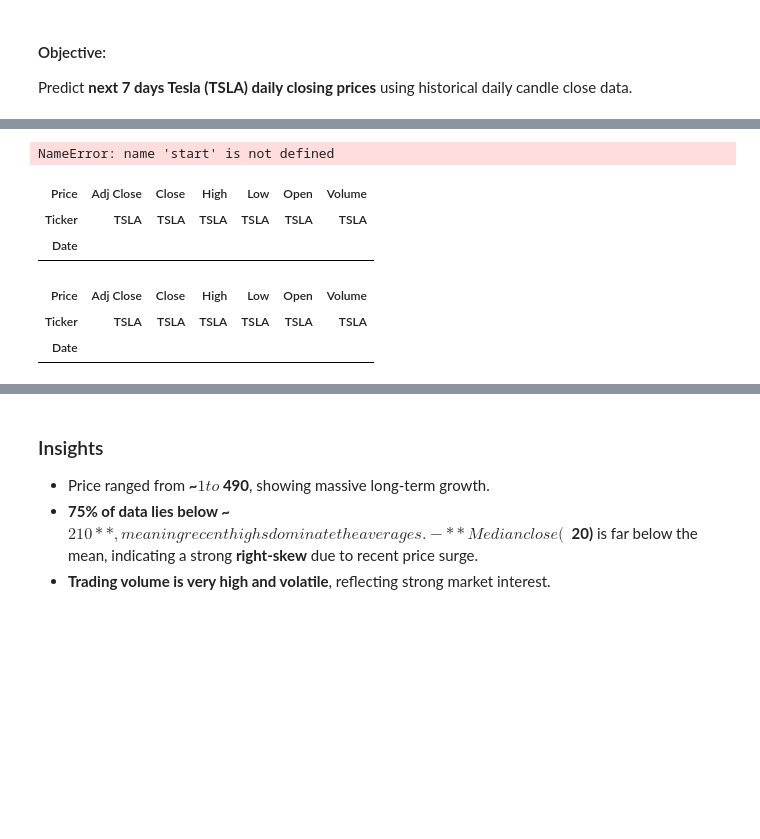
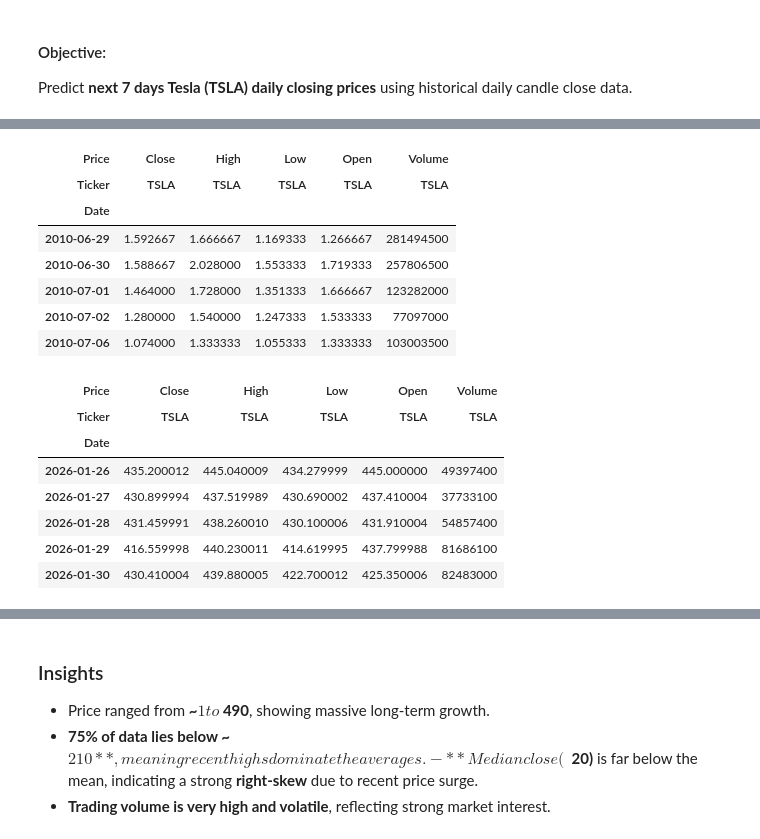
Before and after one commit to muhammadhussnain1227-debug/Tesla-Time-Series-Forecast, a Jupyter notebook: Tesla Stock Price Forecast.ipynb, the cells around one changed output, grey strips where cells are left out. Saved outputs shown, nothing was run; the diff lists cells and outputs as text; code cells hidden in the pictures; blank space fills up the shorter version.

```diff
--- a/Tesla Stock Price Forecast.ipynb
+++ b/Tesla Stock Price Forecast.ipynb
@@ -17,19 +20,25 @@ stock_data=yf.download('TSLA',start='2010-06-29')
-# %%
-print("Starting Date:",start)
-# %% [output]
-NameError: name 'start' is not defined
 # %%
-stock_data.head(10)
+stock_data.head(5)
 # %% [output]
-| Price | Adj Close | Close | High | Low | Open | Volume |
-| Ticker | TSLA | TSLA | TSLA | TSLA | TSLA | TSLA |
-| Date |  |  |  |  |  |  |
+| Price | Close | High | Low | Open | Volume |
+| Ticker | TSLA | TSLA | TSLA | TSLA | TSLA |
+| Date |  |  |  |  |  |
+| 2010-06-29 | 1.592667 | 1.666667 | 1.169333 | 1.266667 | 281494500 |
+| 2010-06-30 | 1.588667 | 2.028000 | 1.553333 | 1.719333 | 257806500 |
+| 2010-07-01 | 1.464000 | 1.728000 | 1.351333 | 1.666667 | 123282000 |
+| 2010-07-02 | 1.280000 | 1.540000 | 1.247333 | 1.533333 | 77097000 |
+| 2010-07-06 | 1.074000 | 1.333333 | 1.055333 | 1.333333 | 103003500 |
 # %%
-stock_data.tail(10)
+stock_data.tail(5)
 # %% [output]
-| Price | Adj Close | Close | High | Low | Open | Volume |
-| Ticker | TSLA | TSLA | TSLA | TSLA | TSLA | TSLA |
-| Date |  |  |  |  |  |  |
+| Price | Close | High | Low | Open | Volume |
+| Ticker | TSLA | TSLA | TSLA | TSLA | TSLA |
+| Date |  |  |  |  |  |
+| 2026-01-26 | 435.200012 | 445.040009 | 434.279999 | 445.000000 | 49397400 |
+| 2026-01-27 | 430.899994 | 437.519989 | 430.690002 | 437.410004 | 37733100 |
+| 2026-01-28 | 431.459991 | 438.260010 | 430.100006 | 431.910004 | 54857400 |
+| 2026-01-29 | 416.559998 | 440.230011 | 414.619995 | 437.799988 | 81686100 |
+| 2026-01-30 | 430.410004 | 439.880005 | 422.700012 | 425.350006 | 82483000 |
 # %%
 stock_data.describe()
 # %% [output]
```
Also changed, not shown: parts of 19 cells of this notebook.
